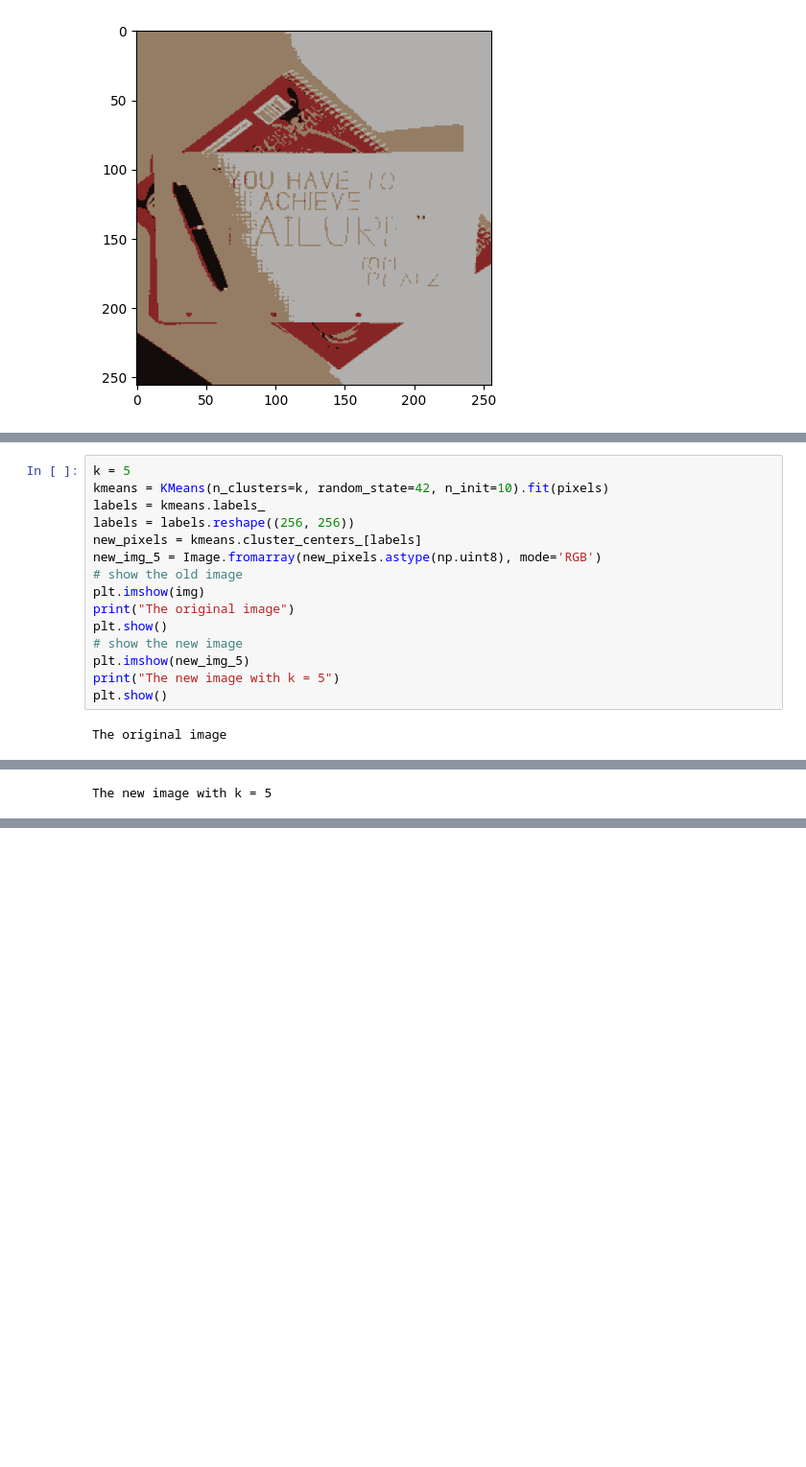
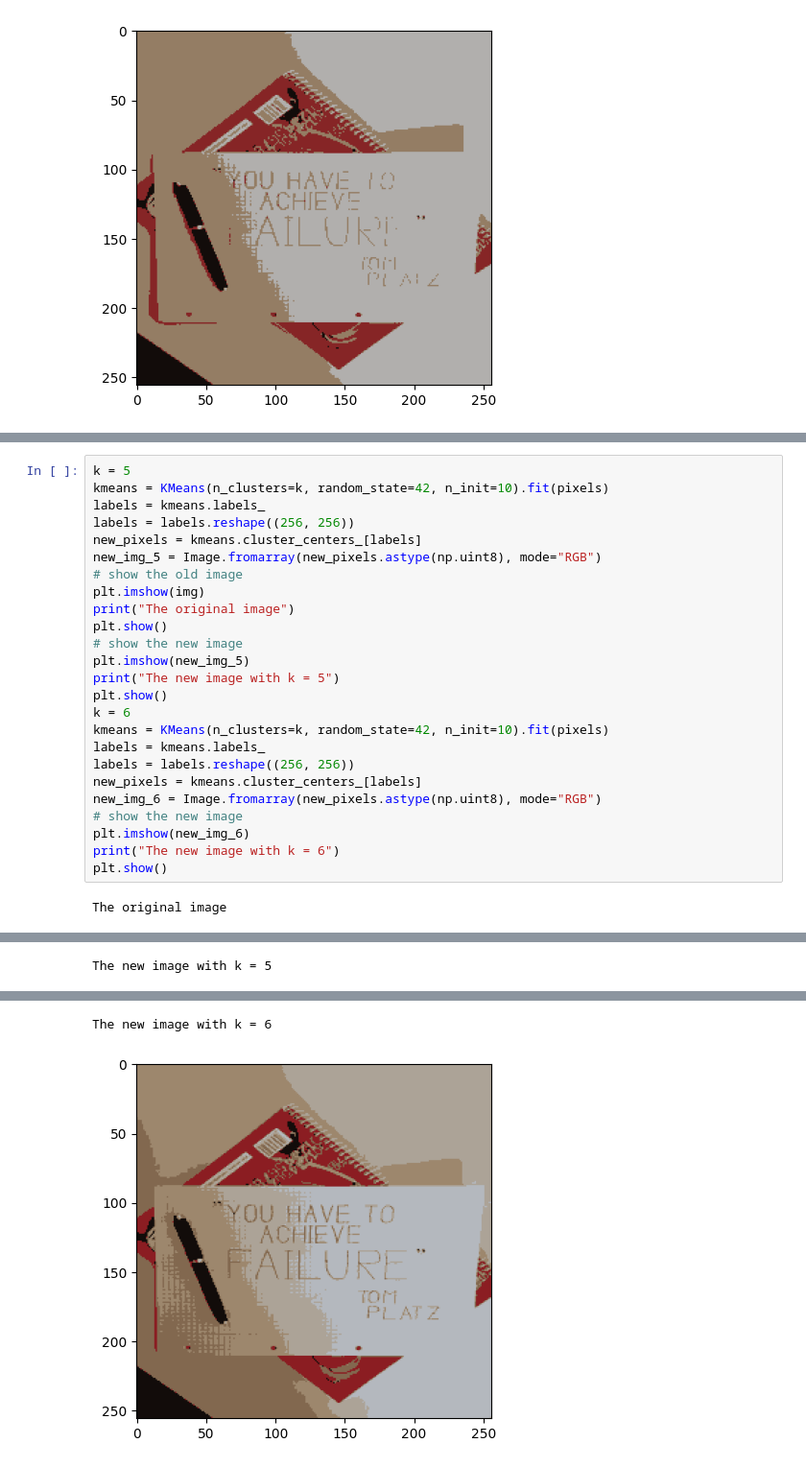
Before and after one commit to dinuScripnic/AI-and-ML-IMC, a Jupyter notebook: Assignment/Assignment_3/Scripnic.ipynb, the cells around one changed output, grey strips where cells are left out. Shown at 96% size. Drawn from its saved outputs; the diff is of its cells as text; blank space fills up the shorter version.

```diff
--- a/Assignment/Assignment_3/Scripnic.ipynb
+++ b/Assignment/Assignment_3/Scripnic.ipynb
@@ -108,22 +129,34 @@ New image with k=4
 # %%
 k = 5
 kmeans = KMeans(n_clusters=k, random_state=42, n_init=10).fit(pixels)
 labels = kmeans.labels_
 labels = labels.reshape((256, 256))
 new_pixels = kmeans.cluster_centers_[labels]
-new_img_5 = Image.fromarray(new_pixels.astype(np.uint8), mode='RGB')
+new_img_5 = Image.fromarray(new_pixels.astype(np.uint8), mode="RGB")
 # show the old image
 plt.imshow(img)
 print("The original image")
 plt.show()
 # show the new image
 plt.imshow(new_img_5)
 print("The new image with k = 5")
 plt.show()
+k = 6
+kmeans = KMeans(n_clusters=k, random_state=42, n_init=10).fit(pixels)
+labels = kmeans.labels_
+labels = labels.reshape((256, 256))
+new_pixels = kmeans.cluster_centers_[labels]
+new_img_6 = Image.fromarray(new_pixels.astype(np.uint8), mode="RGB")
+# show the new image
+plt.imshow(new_img_6)
+print("The new image with k = 6")
+plt.show()
 # %% [output]
 The original image
 [figure]
 The new image with k = 5
 [figure]
+The new image with k = 6
+[figure, added]
 # %% [markdown]
 #### Conclusion
```
Also changed, not shown: parts of 28 cells of this notebook, 42 other files.
